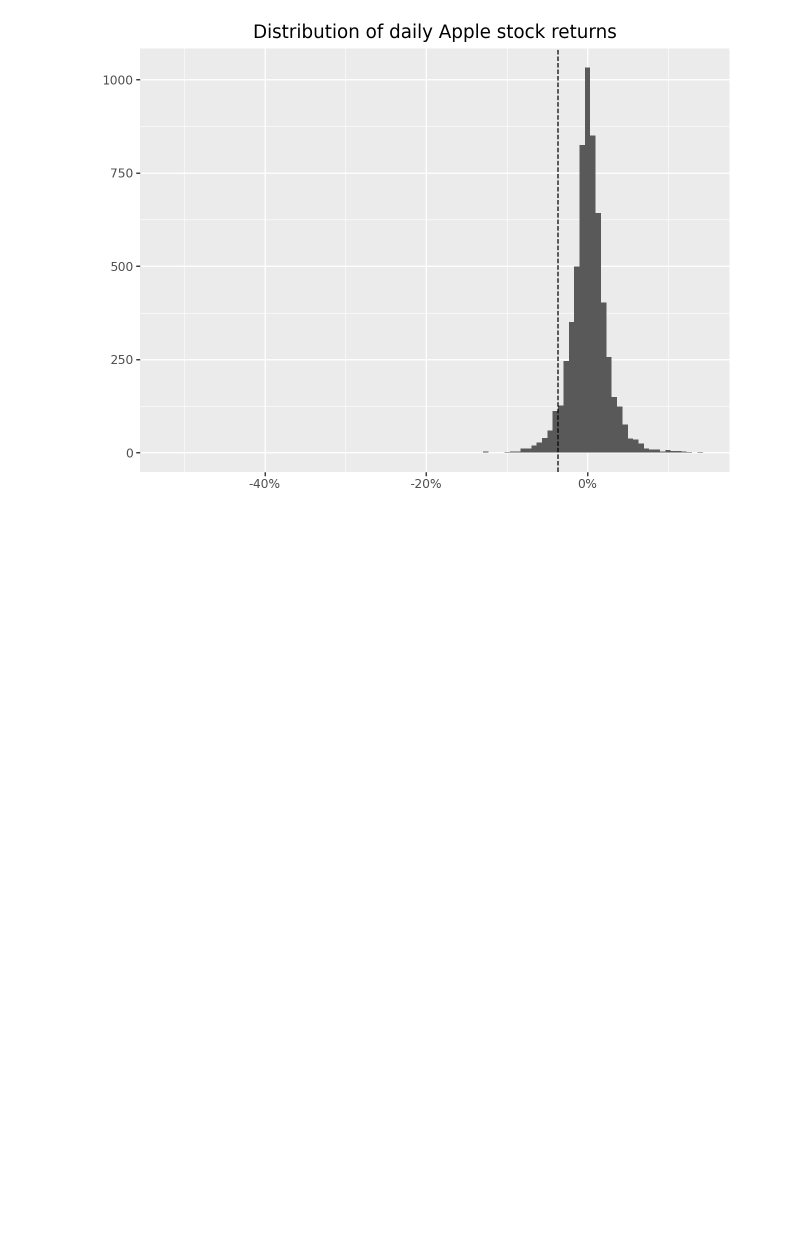
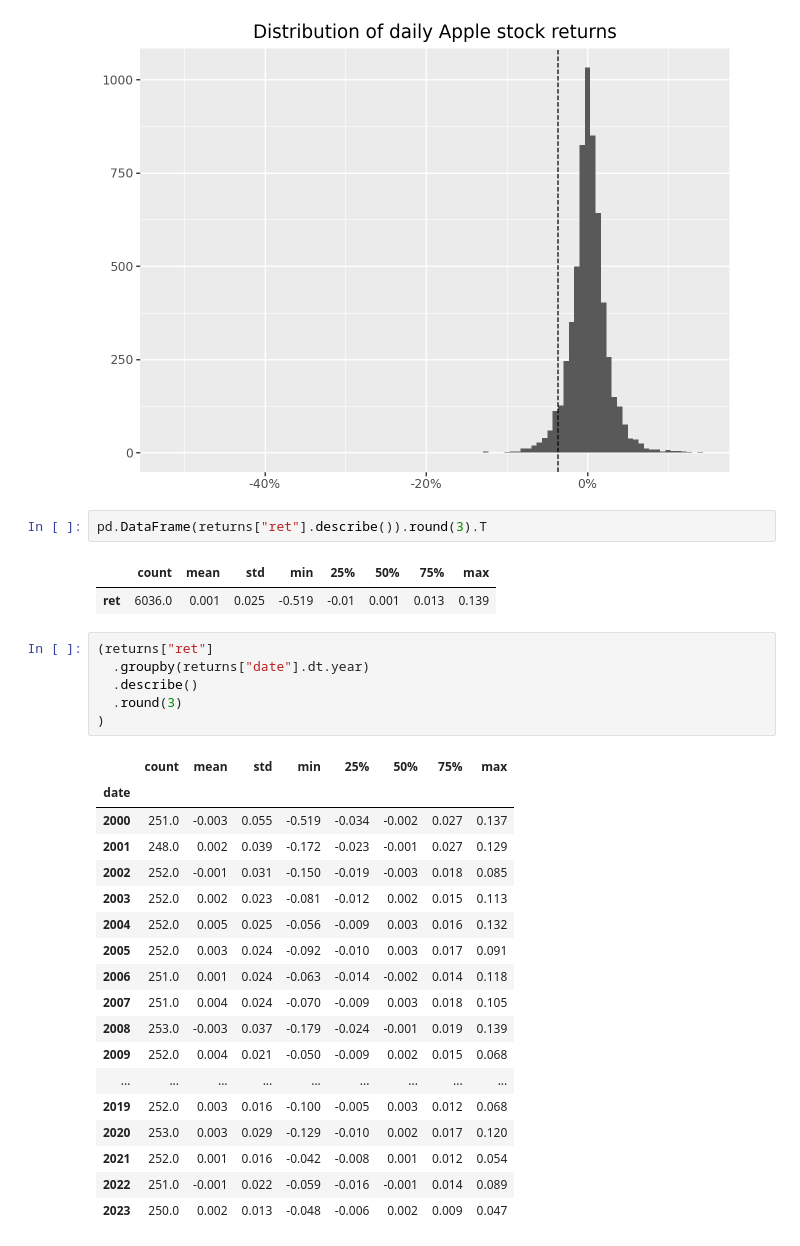
Before and after one commit to christian-engels/cflabs, a Jupyter notebook: resources/tidyfinance-working-with-stock-returns.ipynb, the cells around one changed output. Cells and saved outputs as stored; diff of their text form; blank space fills up the shorter version.

```diff
--- a/resources/tidyfinance-working-with-stock-returns.ipynb
+++ b/resources/tidyfinance-working-with-stock-returns.ipynb
@@ -66,3 +66,33 @@ apple_returns_figure = (
 apple_returns_figure.show()
 # %% [output]
 [figure]
+# %%
+pd.DataFrame(returns["ret"].describe()).round(3).T
+# %% [output]
+|  | count | mean | std | min | 25% | 50% | 75% | max |
+| ret | 6036.0 | 0.001 | 0.025 | -0.519 | -0.01 | 0.001 | 0.013 | 0.139 |
+# %%
+(returns["ret"]
+  .groupby(returns["date"].dt.year)
+  .describe()
+  .round(3)
+)
+# %% [output]
+|  | count | mean | std | min | 25% | 50% | 75% | max |
+| date |  |  |  |  |  |  |  |  |
+| 2000 | 251.0 | -0.003 | 0.055 | -0.519 | -0.034 | -0.002 | 0.027 | 0.137 |
+| 2001 | 248.0 | 0.002 | 0.039 | -0.172 | -0.023 | -0.001 | 0.027 | 0.129 |
+| 2002 | 252.0 | -0.001 | 0.031 | -0.150 | -0.019 | -0.003 | 0.018 | 0.085 |
+| 2003 | 252.0 | 0.002 | 0.023 | -0.081 | -0.012 | 0.002 | 0.015 | 0.113 |
+| 2004 | 252.0 | 0.005 | 0.025 | -0.056 | -0.009 | 0.003 | 0.016 | 0.132 |
+| 2005 | 252.0 | 0.003 | 0.024 | -0.092 | -0.010 | 0.003 | 0.017 | 0.091 |
+| 2006 | 251.0 | 0.001 | 0.024 | -0.063 | -0.014 | -0.002 | 0.014 | 0.118 |
+| 2007 | 251.0 | 0.004 | 0.024 | -0.070 | -0.009 | 0.003 | 0.018 | 0.105 |
+| 2008 | 253.0 | -0.003 | 0.037 | -0.179 | -0.024 | -0.001 | 0.019 | 0.139 |
+| 2009 | 252.0 | 0.004 | 0.021 | -0.050 | -0.009 | 0.002 | 0.015 | 0.068 |
+| ... | ... | ... | ... | ... | ... | ... | ... | ... |
+| 2019 | 252.0 | 0.003 | 0.016 | -0.100 | -0.005 | 0.003 | 0.012 | 0.068 |
+| 2020 | 253.0 | 0.003 | 0.029 | -0.129 | -0.010 | 0.002 | 0.017 | 0.120 |
+| 2021 | 252.0 | 0.001 | 0.016 | -0.042 | -0.008 | 0.001 | 0.012 | 0.054 |
+| 2022 | 251.0 | -0.001 | 0.022 | -0.059 | -0.016 | -0.001 | 0.014 | 0.089 |
+| 2023 | 250.0 | 0.002 | 0.013 | -0.048 | -0.006 | 0.002 | 0.009 | 0.047 |
```
Also changed, not shown: parts of 4 cells of this notebook.
